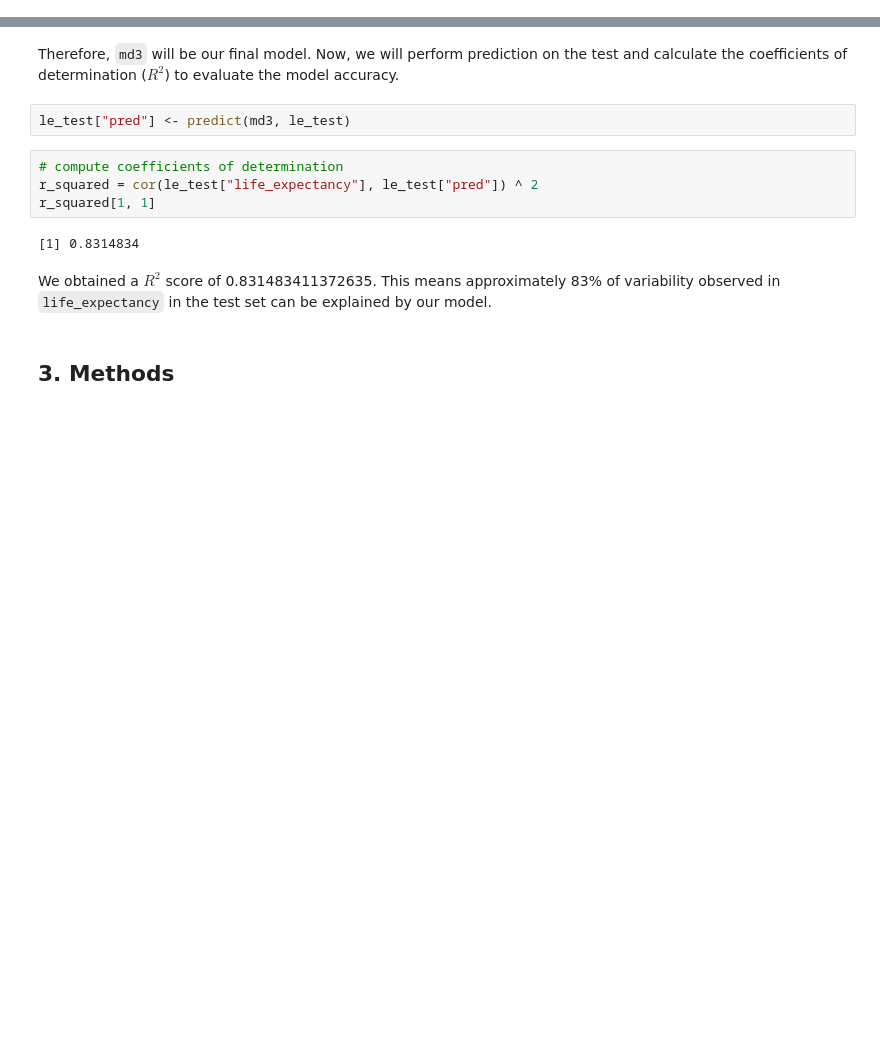
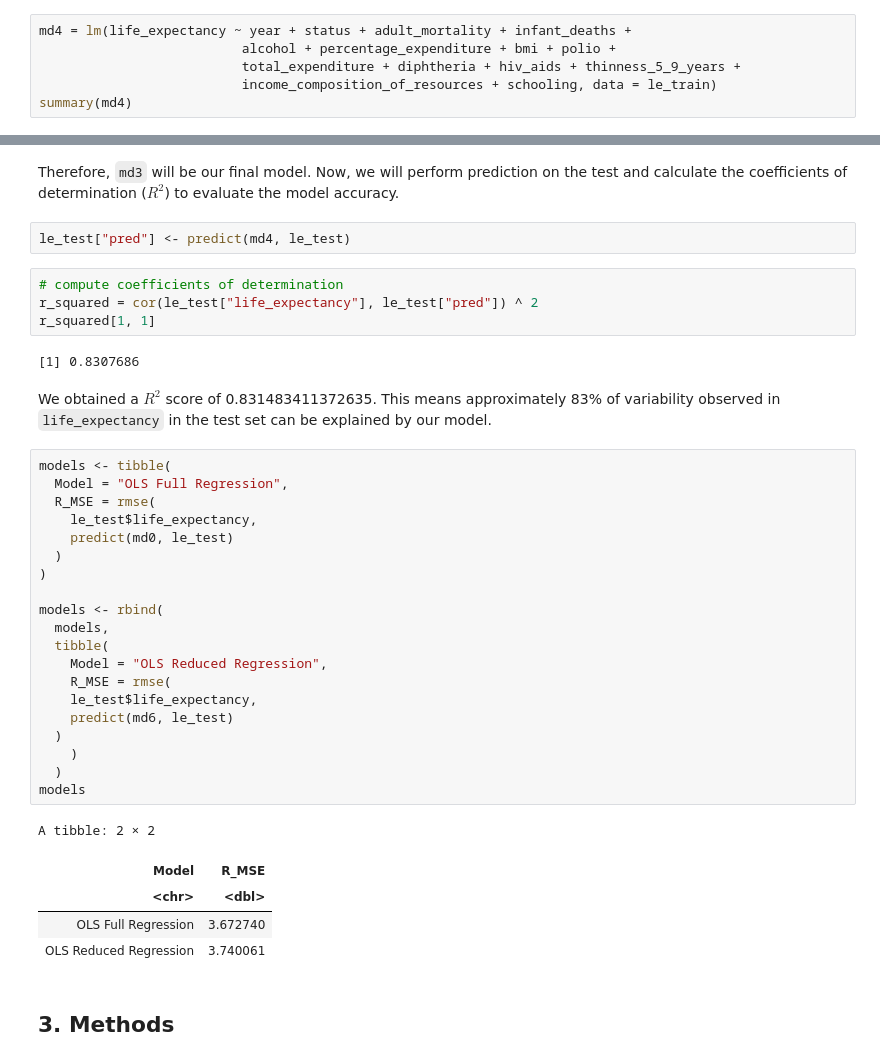
Before and after one commit to fionawang-yf/STAT301-LifeExpectancy, a Jupyter notebook: STAT301-Group1-Report.ipynb, the cells around one changed output, grey strips where cells are left out. Saved outputs shown, nothing was run; the diff lists cells and outputs as text; blank space fills up the shorter version.

```diff
--- a/STAT301-Group1-Report.ipynb
+++ b/STAT301-Group1-Report.ipynb
@@ -503,0 +497,6 @@ As we can see, the adjusted $R^2$ decreased from 0.8426 to 0.8357 after removing
+# %%
+md4 = lm(life_expectancy ~ year + status + adult_mortality + infant_deaths +
+                          alcohol + percentage_expenditure + bmi + polio +
+                          total_expenditure + diphtheria + hiv_aids + thinness_5_9_years +
+                          income_composition_of_resources + schooling, data = le_train)
+summary(md4)
@@ -517,15 +588,41 @@ plot(md3)
 # %% [markdown]
 Therefore, `md3` will be our final model. Now, we will perform prediction on the test and calculate the coefficients of determination ($R^2$) to evaluate the model accuracy.
 # %%
-le_test["pred"] <- predict(md3, le_test)
+le_test["pred"] <- predict(md4, le_test)
 # %%
 # compute coefficients of determination
 r_squared = cor(le_test["life_expectancy"], le_test["pred"]) ^ 2
 r_squared[1, 1]
 # %% [output]
-[1] 0.8314834
+[1] 0.8307686
 # %% [markdown]
 We obtained a $R^2$ score of 0.831483411372635. This means approximately 83% of variability observed in `life_expectancy` in the test set can be explained by our model.
+# %%
+models <- tibble(
+  Model = "OLS Full Regression",
+  R_MSE = rmse(
+    le_test$life_expectancy,
+    predict(md0, le_test)
+  )
+)
+
+models <- rbind(
+  models,
+  tibble(
+    Model = "OLS Reduced Regression",
+    R_MSE = rmse(
+    le_test$life_expectancy,
+    predict(md6, le_test)
+  )
+    )
+  )
+models
+# %% [output]
+A tibble: 2 × 2
+| Model | R_MSE |
+| <chr> | <dbl> |
+| OLS Full Regression | 3.672740 |
+| OLS Reduced Regression | 3.740061 |
 # %% [markdown]
 ## 3. Methods
 # %% [markdown]
```
Also changed, not shown: parts of 19 cells of this notebook.
